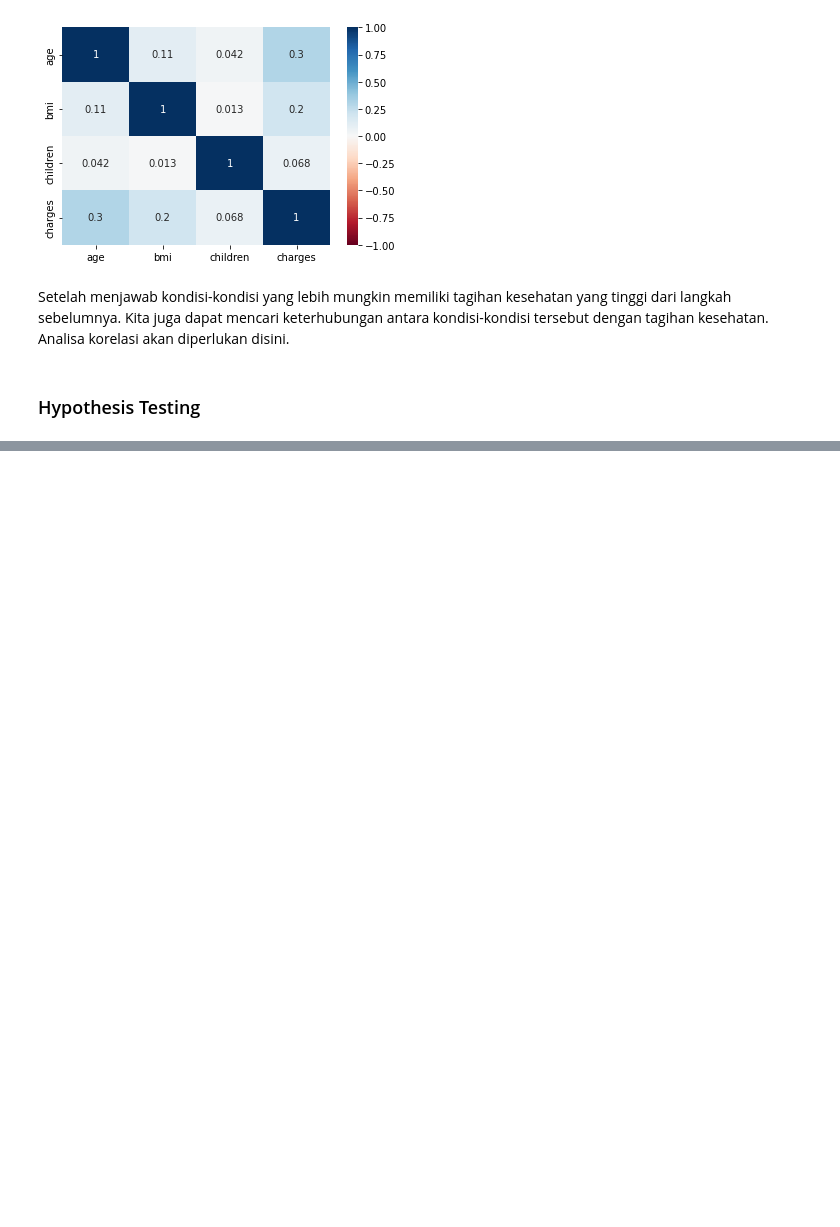
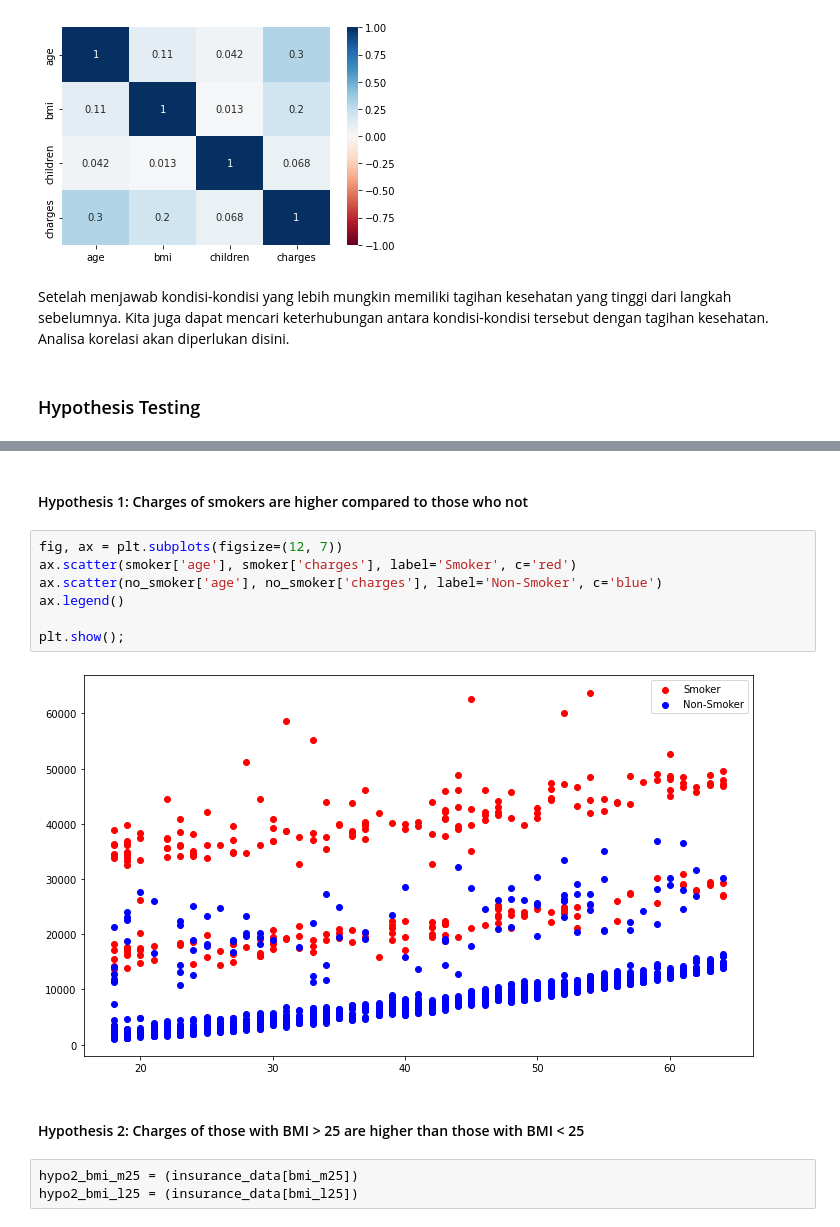
Before and after one commit to dwipaalfarisi/ads-projects, a Jupyter notebook: probability/prob.ipynb, the cells around one changed output, grey strips where cells are left out. Cells and saved outputs as stored; diff of their text form; blank space fills up the shorter version.

```diff
--- a/probability/prob.ipynb
+++ b/probability/prob.ipynb
@@ -470,0 +474,16 @@ tersebut dengan tagihan kesehatan. Analisa korelasi akan diperlukan disini.
+# %% [markdown]
+#### Hypothesis 1: Charges of smokers are higher compared to those who not
+# %%
+fig, ax = plt.subplots(figsize=(12, 7))
+ax.scatter(smoker['age'], smoker['charges'], label='Smoker', c='red')
+ax.scatter(no_smoker['age'], no_smoker['charges'], label='Non-Smoker', c='blue')
+ax.legend()
+
+plt.show();
+# %% [output]
+[figure, added]
+# %% [markdown]
+#### Hypothesis 2: Charges of those with BMI > 25 are higher than those with BMI < 25
+# %%
+hypo2_bmi_m25 = (insurance_data[bmi_m25])
+hypo2_bmi_l25 = (insurance_data[bmi_l25])
```
Also changed, not shown: parts of 5 cells of this notebook.
